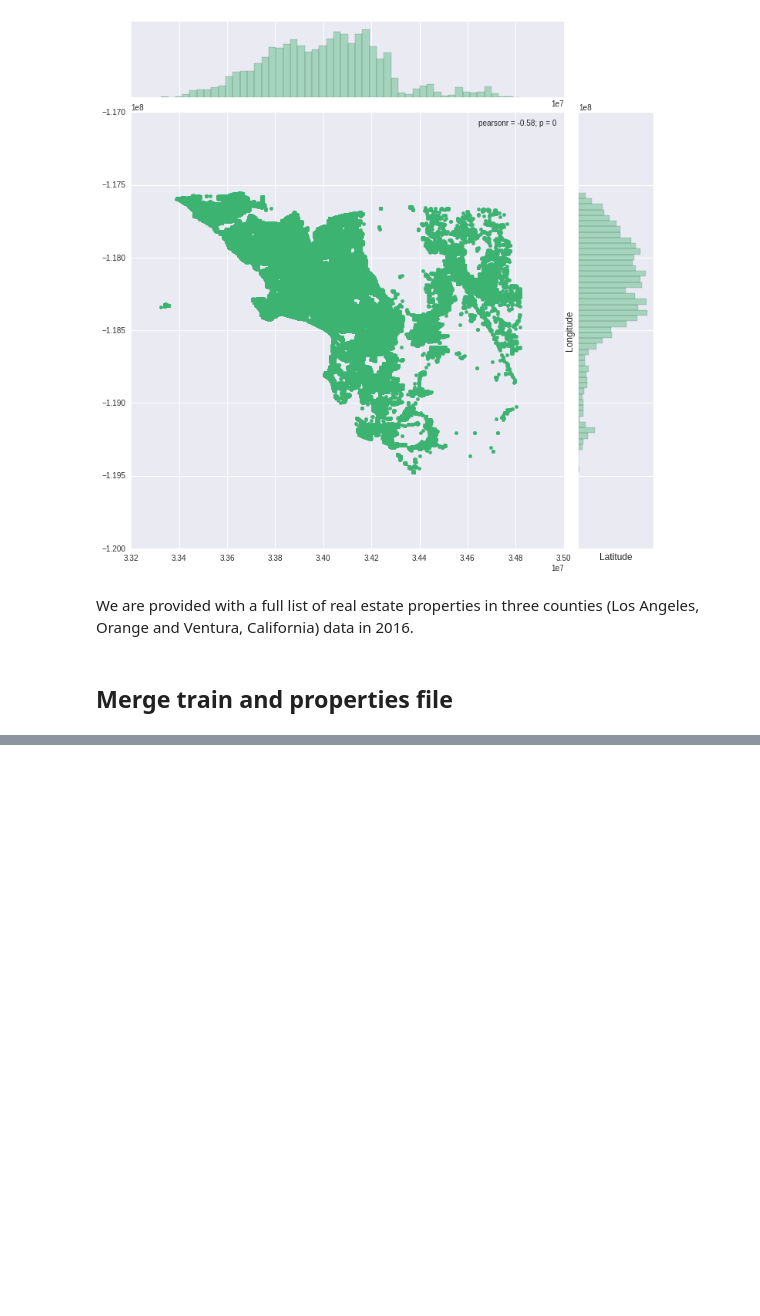
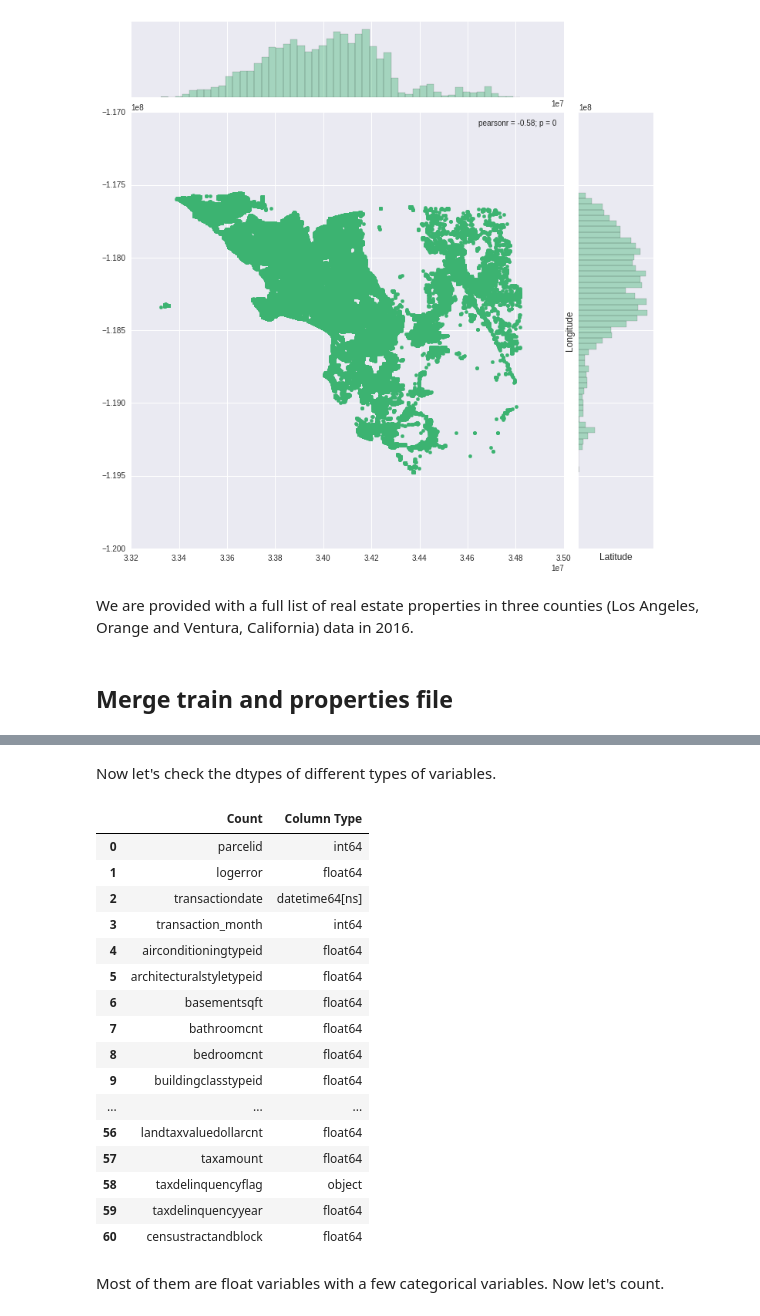
Before and after one commit to Yiming-Gao/Kaggle, a Jupyter notebook: Zillow_Price/zestimate_try.ipynb, the cells around one changed output, grey strips where cells are left out. Cells and saved outputs as stored; diff of their text form; code cells hidden in the pictures; blank space fills up the shorter version.

```diff
--- a/Zillow_Price/zestimate_try.ipynb
+++ b/Zillow_Price/zestimate_try.ipynb
@@ -172,0 +185,28 @@ We are provided with a full list of real estate properties in three counties (Lo
+# %% [markdown]
+Now let's check the dtypes of different types of variables.
+# %%
+pd.options.display.max_rows = 65
+
+dtype_df = train_df.dtypes.reset_index()
+dtype_df.columns = ["Count", "Column Type"]
+dtype_df
+# %% [output]
+|  | Count | Column Type |
+| 0 | parcelid | int64 |
+| 1 | logerror | float64 |
+| 2 | transactiondate | datetime64[ns] |
+| 3 | transaction_month | int64 |
+| 4 | airconditioningtypeid | float64 |
+| 5 | architecturalstyletypeid | float64 |
+| 6 | basementsqft | float64 |
+| 7 | bathroomcnt | float64 |
+| 8 | bedroomcnt | float64 |
+| 9 | buildingclasstypeid | float64 |
+| ... | ... | ... |
+| 56 | landtaxvaluedollarcnt | float64 |
+| 57 | taxamount | float64 |
+| 58 | taxdelinquencyflag | object |
+| 59 | taxdelinquencyyear | float64 |
+| 60 | censustractandblock | float64 |
+# %% [markdown]
+Most of them are float variables with a few categorical variables. Now let's count.
```
Also changed, not shown: parts of 16 cells of this notebook.
